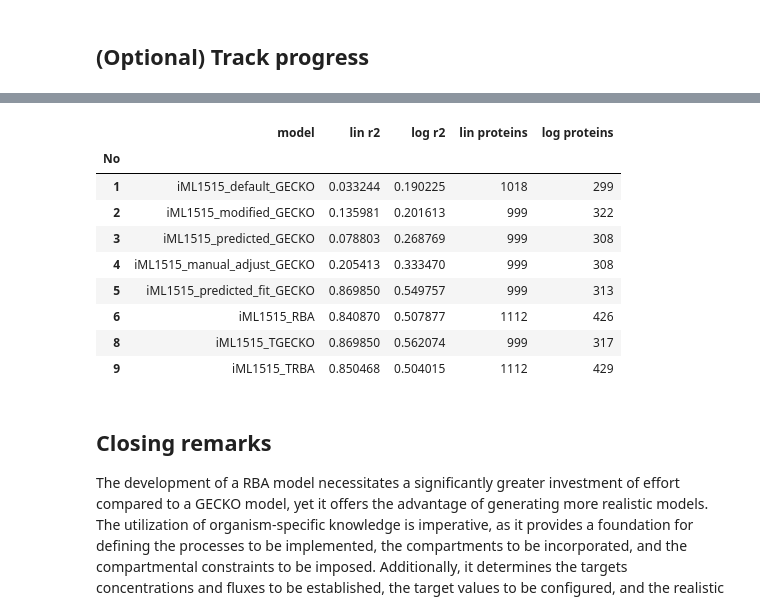
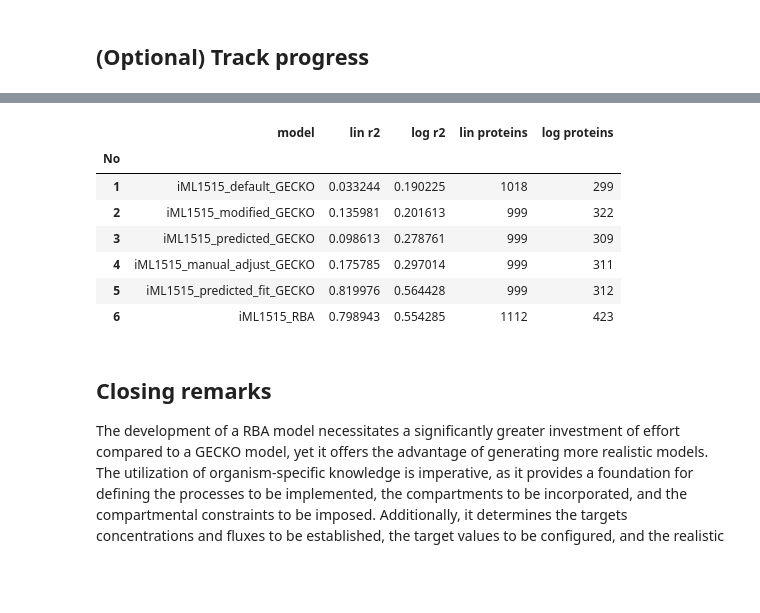
Before and after one commit to SchubertP/f2xba, a Jupyter notebook: docs/source/notebooks/6_Create_iML1515_RBA.ipynb, the cells around one changed output, grey strips where cells are left out. Cells and saved outputs as stored; diff of their text form; code cells hidden in the pictures; blank space fills up the shorter version.

```diff
--- a/docs/source/notebooks/6_Create_iML1515_RBA.ipynb
+++ b/docs/source/notebooks/6_Create_iML1515_RBA.ipynb
@@ -808,0 +817,12 @@ rr.collect_enzyme_results('mg_per_gDW').loc[['pm_translation']]
+# %%
+print(f'Protein allocation to process machines in mg/g_tot_protein (mpmf) under condition {reference_cond}')
+for pmid in ro.enz_mm_composition:
+    if re.match('V_PMC_', pmid):
+        mm_ids = sorted(ro.enz_mm_composition[pmid].keys())
+        tot_pred = 0.0
+        tot_exp = 0.0
+        for mm_id in mm_ids:
+            gene = ro.df_mm_data.at[mm_id, 'label']
+            tot_pred += df_proteins[reference_cond].get(gene, 0.0)
+            tot_exp += df_mpmf.at[gene, reference_cond] if gene in df_mpmf.index else 0.0
+        print(f'{re.sub('V_PMC_', '', pmid):25s}  pred: {tot_pred:6.2f} vs. meas: {tot_exp:6.2f}, factor: {tot_pred/tot_exp:5.2f}')
@@ -867,5 +896,5 @@ if number in predictions[reference_cond].index:
     predictions[reference_cond].drop(index=number, inplace=True)
 predictions[reference_cond] = pd.concat((predictions[reference_cond], df)).sort_index()
 write_parameter_file('protein_predictions.xlsx', predictions)
-predictions[reference_cond]
+predictions[reference_cond].loc[[no for no in predictions[reference_cond].index if no <= number]]
 # %% [output]
@@ -873,14 +902,12 @@ predictions[reference_cond]
 1 table(s) with parameters written to protein_predictions.xlsx
 |  | model | lin r2 | log r2 | lin proteins | log proteins |
 | No |  |  |  |  |  |
 | 1 | iML1515_default_GECKO | 0.033244 | 0.190225 | 1018 | 299 |
 | 2 | iML1515_modified_GECKO | 0.135981 | 0.201613 | 999 | 322 |
-| 3 | iML1515_predicted_GECKO | 0.078803 | 0.268769 | 999 | 308 |
-| 4 | iML1515_manual_adjust_GECKO | 0.205413 | 0.333470 | 999 | 308 |
-| 5 | iML1515_predicted_fit_GECKO | 0.869850 | 0.549757 | 999 | 313 |
-| 6 | iML1515_RBA | 0.840870 | 0.507877 | 1112 | 426 |
-| 8 | iML1515_TGECKO | 0.869850 | 0.562074 | 999 | 317 |
-| 9 | iML1515_TRBA | 0.850468 | 0.504015 | 1112 | 429 |
+| 3 | iML1515_predicted_GECKO | 0.098613 | 0.278761 | 999 | 309 |
+| 4 | iML1515_manual_adjust_GECKO | 0.175785 | 0.297014 | 999 | 311 |
+| 5 | iML1515_predicted_fit_GECKO | 0.819976 | 0.564428 | 999 | 312 |
+| 6 | iML1515_RBA | 0.798943 | 0.554285 | 1112 | 423 |
 # %% [markdown]
 ## Closing remarks
 
```
Also changed, not shown: parts of 24 cells of this notebook, 12 other files.
